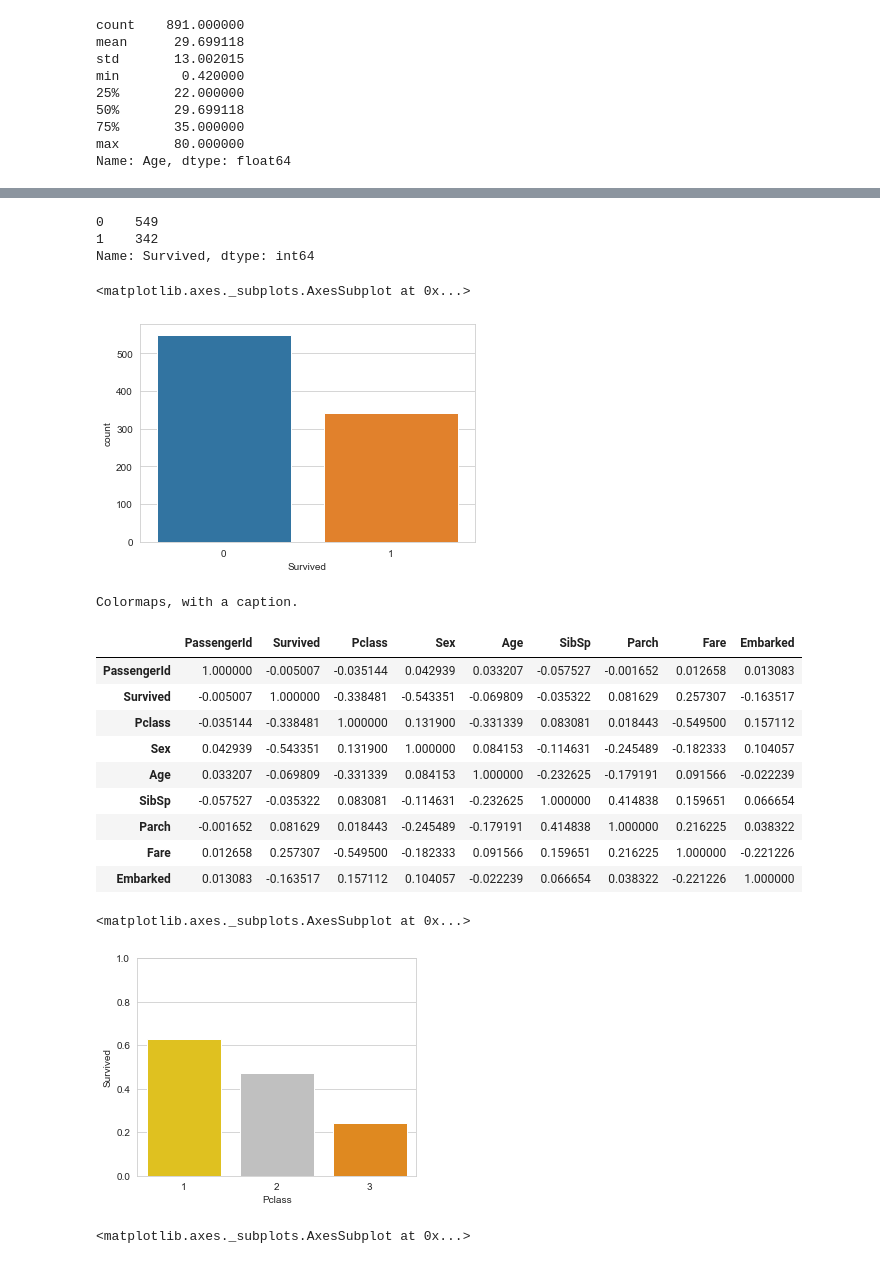
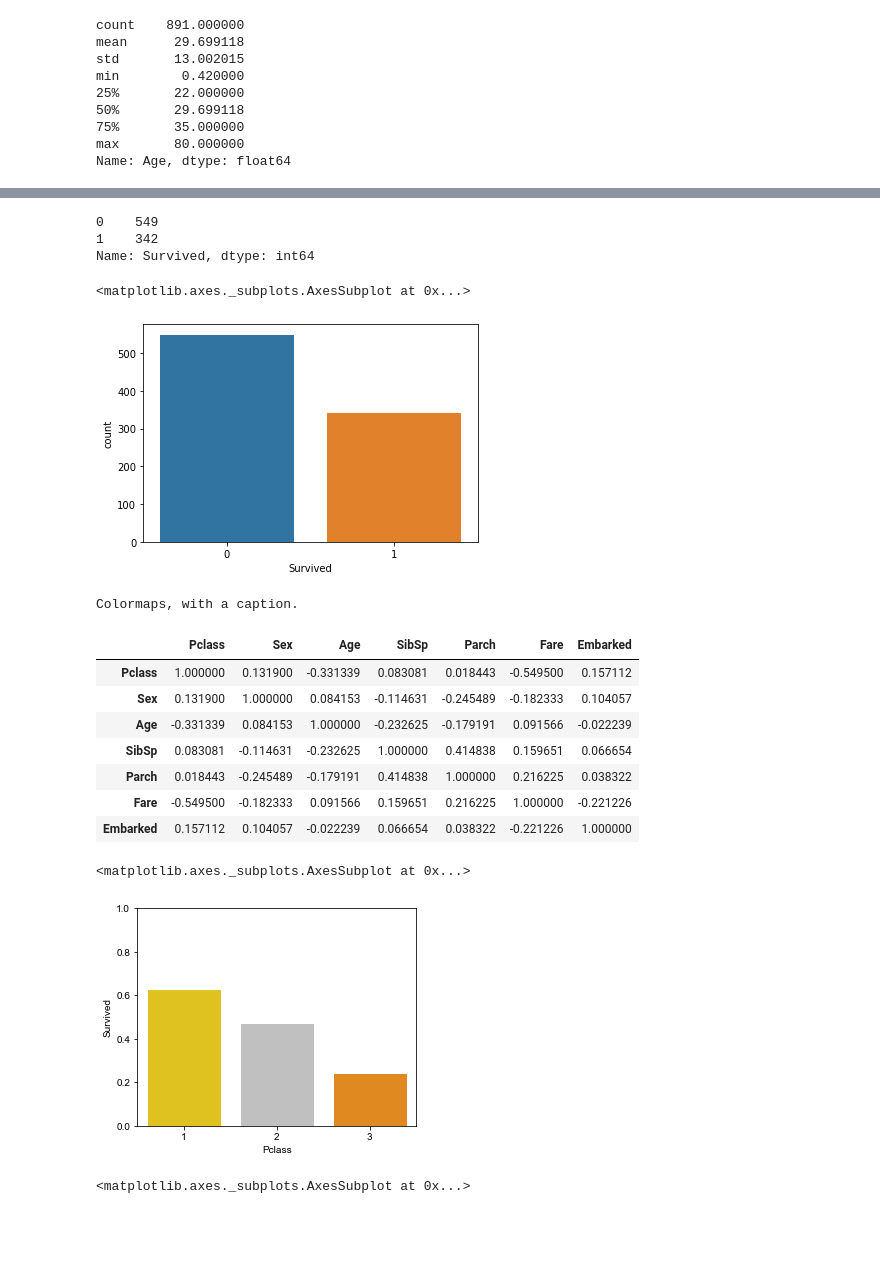
Before and after one commit to Blake-Manus/data-science-learning, a Jupyter notebook: titanic/titanic_analysis.ipynb, the cells around one changed output, grey strips where cells are left out. Cells and saved outputs as stored; diff of their text form; code cells hidden in the pictures; blank space fills up the shorter version.

```diff
--- a/titanic/titanic_analysis.ipynb
+++ b/titanic/titanic_analysis.ipynb
@@ -35,32 +35,37 @@ train_data.Age = train_data.Age.fillna(train_data.Age.mean())
 test_data.Age = test_data.Age.fillna(test_data.Age.mean())
 test_data.Fare = test_data.Fare.fillna(test_data.Fare.mean())
 
+train_ids = train_data['PassengerId']
+test_ids = test_data['PassengerId']
+
 train_data['Embarked'] = le.fit_transform(train_data.Embarked.astype(str))
 test_data['Embarked'] = le.transform(test_data.Embarked.astype(str))
 
 train_data.Embarked = train_data.Embarked.fillna(train_data.Embarked.mode())
 
 
-train_data = train_data.drop(columns=['Name','Cabin', 'Ticket'])
-test_data = test_data.drop(columns=['Name','Cabin', 'Ticket'])
+train_data = train_data.drop(columns=['PassengerId', 'Name','Cabin', 'Ticket'])
+test_data = test_data.drop(columns=['PassengerId', 'Name','Cabin', 'Ticket'])
 
+df_survived = train_data.Survived
+train_data = train_data.drop(columns=['Survived'])
 ###train_data['Embarked'] = le.fit_transform(train_data.Embarked.astype(str))
 ###test_data['Embarked'] = le.transform(test_data.Embarked.astype(str))
-
-###df1 = test_data[test_data.isna().any(axis=1)]
-#Male is 1, Female is 0
 train_data.head()
-
-
 
 ##77% of Train Data contains NULL values for Cabin (687) ##
 ##78% of Test Data contains NULL values for Cabin (327) ##
+#####Decided to Drop Cabin Column due to insufficient data
 
 ##19% of Train Data contains NULL values for Age (177) ##
 ##20% of Test Data contains NULL values for Age (86) ##
+#####Decided to replace Null Values with the average passanger age
 
 #0.2% of Train Data contains NULL values for Embarked (2) ##
+#####De
+
 #0.2% of Test Data contains NULL values for Fare (1) ##
+#####Decided to replace the 1 Null fare with the average fare
 #####################################################################
 ####Competition Rules Dictate No Rows dropped from Test Data#########
 #####################################################################
@@ -145,40 +145,38 @@ memory usage: 55.8 KB
-# %%
-train_data['Survived'].value_counts()
-# %% [output]
-0    549
-1    342
-Name: Survived, dtype: int64
+# %%
+df_survived.value_counts()
+# %% [output]
+0    549
+1    342
+Name: Survived, dtype: int64
 # %%
-sns.countplot(train_data['Survived'])
+sns.countplot(df_survived)
 # %% [output]
 <matplotlib.axes._subplots.AxesSubplot at 0x...>
-[figure, old version]
+[figure, new version]
 # %%
 cm = sns.light_palette("green", as_cmap=True)
 corr = train_data.corr()
 corr.style.set_caption('Colormaps, with a caption.').background_gradient(cmap=cm)
 # %% [output]
 Colormaps, with a caption.
-|  | PassengerId | Survived | Pclass | Sex | Age | SibSp | Parch | Fare | Embarked |
-| PassengerId | 1.000000 | -0.005007 | -0.035144 | 0.042939 | 0.033207 | -0.057527 | -0.001652 | 0.012658 | 0.013083 |
-| Survived | -0.005007 | 1.000000 | -0.338481 | -0.543351 | -0.069809 | -0.035322 | 0.081629 | 0.257307 | -0.163517 |
-| Pclass | -0.035144 | -0.338481 | 1.000000 | 0.131900 | -0.331339 | 0.083081 | 0.018443 | -0.549500 | 0.157112 |
-| Sex | 0.042939 | -0.543351 | 0.131900 | 1.000000 | 0.084153 | -0.114631 | -0.245489 | -0.182333 | 0.104057 |
-| Age | 0.033207 | -0.069809 | -0.331339 | 0.084153 | 1.000000 | -0.232625 | -0.179191 | 0.091566 | -0.022239 |
-| SibSp | -0.057527 | -0.035322 | 0.083081 | -0.114631 | -0.232625 | 1.000000 | 0.414838 | 0.159651 | 0.066654 |
-| Parch | -0.001652 | 0.081629 | 0.018443 | -0.245489 | -0.179191 | 0.414838 | 1.000000 | 0.216225 | 0.038322 |
-| Fare | 0.012658 | 0.257307 | -0.549500 | -0.182333 | 0.091566 | 0.159651 | 0.216225 | 1.000000 | -0.221226 |
-| Embarked | 0.013083 | -0.163517 | 0.157112 | 0.104057 | -0.022239 | 0.066654 | 0.038322 | -0.221226 | 1.000000 |
+|  | Pclass | Sex | Age | SibSp | Parch | Fare | Embarked |
+| Pclass | 1.000000 | 0.131900 | -0.331339 | 0.083081 | 0.018443 | -0.549500 | 0.157112 |
+| Sex | 0.131900 | 1.000000 | 0.084153 | -0.114631 | -0.245489 | -0.182333 | 0.104057 |
+| Age | -0.331339 | 0.084153 | 1.000000 | -0.232625 | -0.179191 | 0.091566 | -0.022239 |
+| SibSp | 0.083081 | -0.114631 | -0.232625 | 1.000000 | 0.414838 | 0.159651 | 0.066654 |
+| Parch | 0.018443 | -0.245489 | -0.179191 | 0.414838 | 1.000000 | 0.216225 | 0.038322 |
+| Fare | -0.549500 | -0.182333 | 0.091566 | 0.159651 | 0.216225 | 1.000000 | -0.221226 |
+| Embarked | 0.157112 | 0.104057 | -0.022239 | 0.066654 | 0.038322 | -0.221226 | 1.000000 |
 # %%
 plt.figure(figsize=(5,4))
 plt.ylim(0.0, 1.0)
 plt.xlim(1, 3)
 sns.set_style("whitegrid")
-sns.barplot(train_data.Pclass, train_data.Survived, palette=["gold", "silver", "darkorange"], ci=None)
+sns.barplot(train_data.Pclass, df_survived, palette=["gold", "silver", "darkorange"], ci=None)
 #sns.lineplot(train_data.Pclass, train_data.Survived)
 # %% [output]
 <matplotlib.axes._subplots.AxesSubplot at 0x...>
-[figure, old version]
+[figure, new version]
 # %%
 plt.figure(figsize=(7,5))
 plt.ylim(0.0, 1.0)
```
Also changed, not shown: parts of 26 cells of this notebook.
